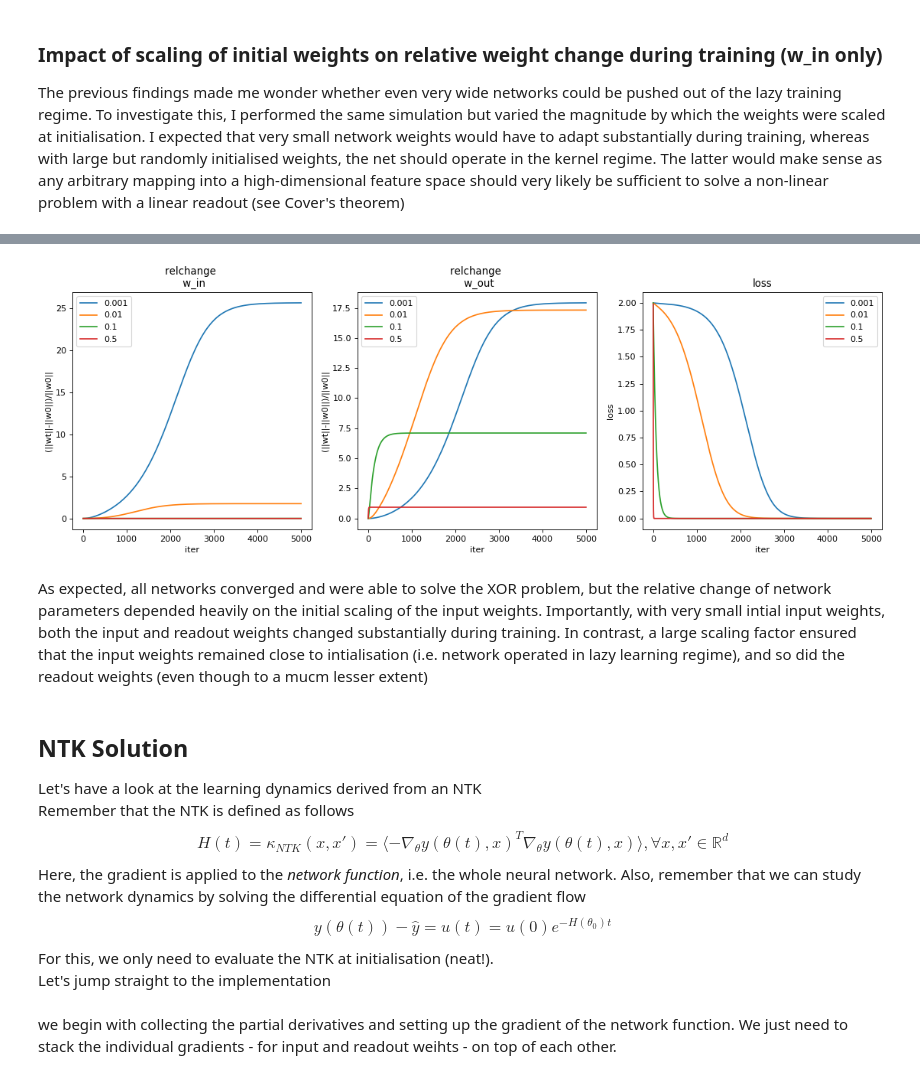
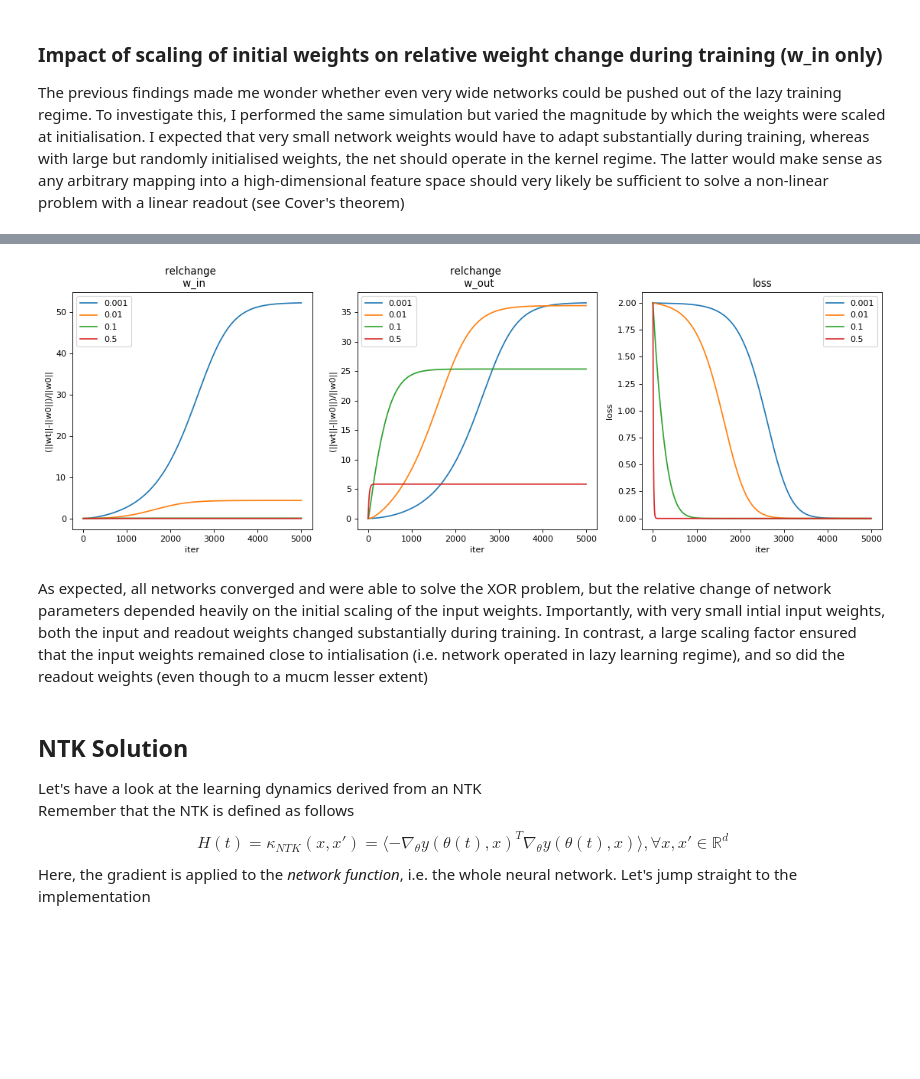
Before and after one commit to TimoFlesch/NeuralTangentKernel, a Jupyter notebook: notes.ipynb, the cells around one changed output, grey strips where cells are left out. Saved outputs shown, nothing was run; the diff lists cells and outputs as text; code cells hidden in the pictures; blank space fills up the shorter version.

```diff
--- a/notes.ipynb
+++ b/notes.ipynb
@@ -180 +184,16 @@ If I understand correctly, this can be achieved with LeCun initialisation (varia
+# %%
+from numpy.linalg import norm
+# define a couple of helper functions
+def relu(x):
+    return x*(x>0)
+def deriv_relu(x):
+    return (x>0).astype('double')
+
+def loss(y_,y):
+    return .5*norm(y_-y,2)**2
+def deriv_loss(y_,y):
+    return (y_-y)
+
+def compute_relchange(w0,wt):
+    return (norm(wt.flatten())-norm(w0.flatten()))/norm(w0.flatten())
 # %% [markdown]
@@ -285,21 +300,6 @@ $$
 $$
 w_{hx} = w_hx - \eta\Delta w_{hx}
 $$
-# %%
-from numpy.linalg import norm
-# define a couple of helper functions
-def relu(x):
-    return x*(x>0)
-def deriv_relu(x):
-    return (x>0).astype('double')
-
-def loss(y_,y):
-    return .5*np.linalg.norm(y_-y,2)**2
-def deriv_loss(y_,y):
-    return (y_-y)
-
-def compute_relchange(w0,wt):
-    return (norm(wt.flatten())-norm(w0.flatten()))/norm(w0.flatten())
 # %%
 # network trainer
 def run_simulation(x,y,n_hidden=500,scale_w1=1/np.sqrt(2),scale_w2=1/500):
@@ -418,7 +418,7 @@ w_relchange2 = np.empty((len(w1_init),n_runs,n_iter))
 for ii, initval in enumerate(w1_init):
     print(datetime.now().strftime("%d/%m/%Y %H:%M:%S") + ' - network ' + str(ii+1) + '/' + str(len(w1_init)))
     for jj in range(n_runs):
-        all_losses[ii,jj,:],w_relchange1[ii,jj,:],w_relchange2[ii,jj,:] = run_simulation(x,y,n_hidden=n,scale_w1=initval,scale_w2=1/n_hidden)
+        all_losses[ii,jj,:],w_relchange1[ii,jj,:],w_relchange2[ii,jj,:] = run_simulation(x,y,n_hidden=n_hidden,scale_w1=initval,scale_w2=1/n_hidden)
 print("done")
 
 
@@ -455,5 +455,5 @@ for ii in range(1,4):
 done
-[figure, old version]
+[figure, new version]
 # %% [markdown]
 As expected, all networks converged and were able to solve the XOR problem, but the relative change of network parameters depended heavily on the initial scaling of the input weights. Importantly, with very small intial input weights, both the input and readout weights changed substantially during training. In contrast, a large scaling factor ensured that the input weights remained close to intialisation (i.e. network operated in lazy learning regime), and so did the readout weights (even though to a mucm lesser extent)
 # %% [markdown]
@@ -464,11 +464,4 @@ $$
 H(t) = \kappa_{NTK}(x,x') =  \langle -\nabla_\theta y(\theta(t),x)^T\nabla_\theta y(\theta(t),x) \rangle, \forall x,x' \in \mathbb{R}^d
 $$
 Here, the gradient is applied to the *network function*, i.e. the whole neural network.
-Also, remember that we can study the network dynamics by solving the differential equation of the gradient flow
-$$
-y(\theta(t))-\hat{y} = u(t) = u(0)e^{-H(\theta_0)t}
-$$
-For this, we only need to evaluate the NTK at initialisation (neat!).
 Let's jump straight to the implementation
-# %% [markdown]
-we begin with collecting the partial derivatives and setting up the gradient of the network function. We just need to stack the individual gradients - for input and readout weihts - on top of each other.
```
Also changed, not shown: parts of 9 cells of this notebook.
